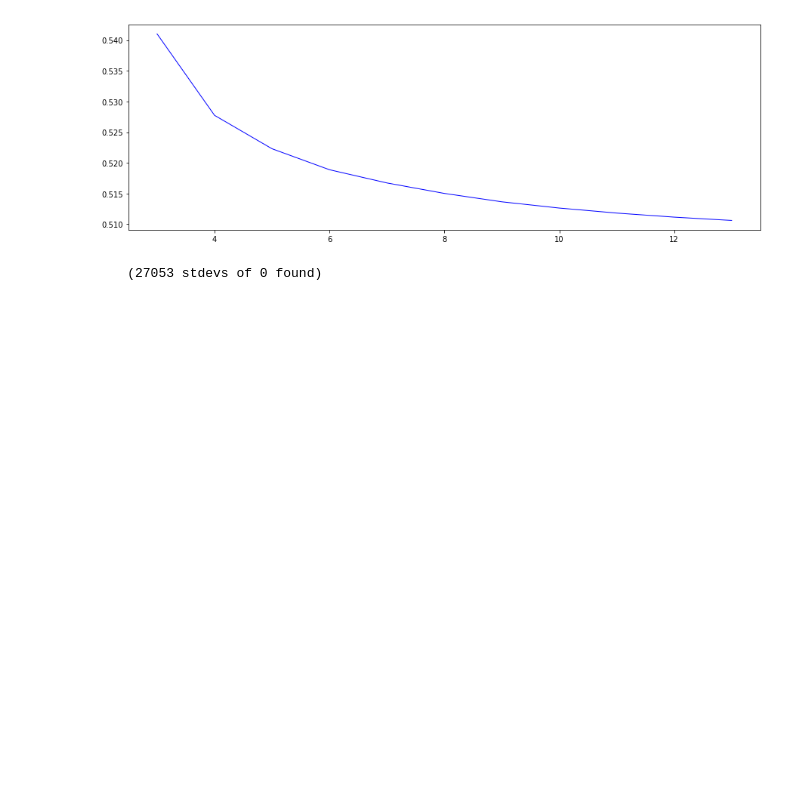
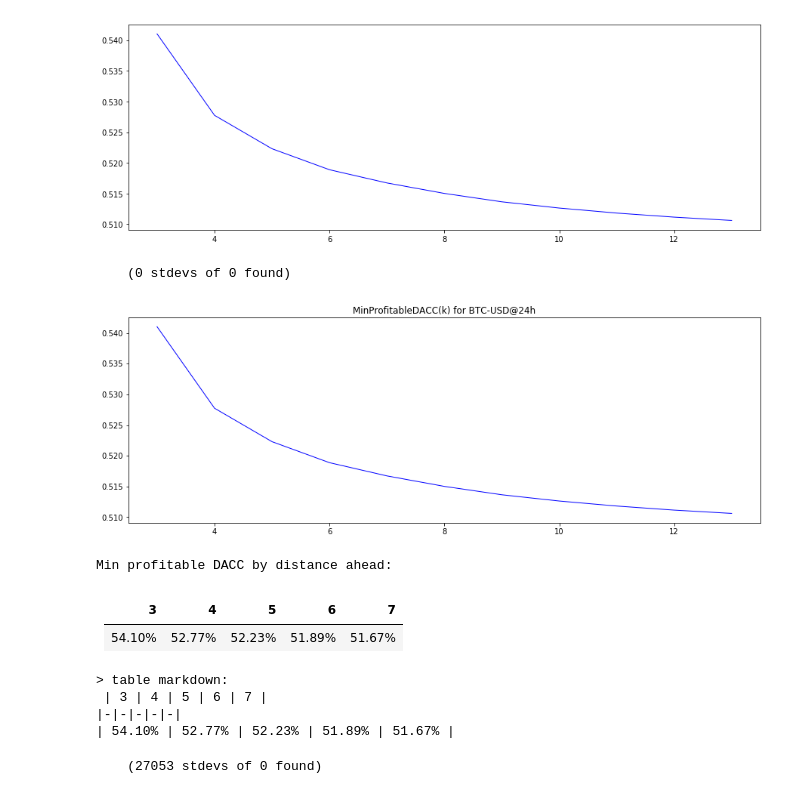
Before and after one commit to NeuronQ/udacity-capstone, a Jupyter notebook: predictive-goals.ipynb, the cells around one changed output. Cells and saved outputs as stored; diff of their text form; code cells hidden in the pictures; blank space fills up the shorter version.

```diff
--- a/predictive-goals.ipynb
+++ b/predictive-goals.ipynb
@@ -62,7 +80,7 @@ import matplotlib.pyplot as plt
 
 import pprint
 pp = pprint.PrettyPrinter(indent=2).pprint
-from IPython.display import display as dd
+from IPython.display import display as dd, Markdown
 from IPython.display import Image
 
 %matplotlib inline
@@ -75,6 +93,9 @@ import lib.helpers as helpers
 
 np.set_printoptions(threshold=1000)  # 'nan' == all
 pd.set_option('display.max_rows', 1000)
+
+def dmd(s):
+    dd(Markdown(s))
 # %%
 data5m = pd.read_csv(
     BC5M_FILENAME,
@@ -213,3 +251,24 @@ average: 143.096071
 [figure]
 # %% [markdown]
 ## `Min-Acc(#ahead)`
+# %%
+def plot_acc_by_ahead_report(
+    data, n_ahead, start_at=3, min_eps_ct=0.15, print_at=[],
+    fig_size=(15, 5), fig_title=''
+):
+    min_accs = min_acc_by_ahead(data, n_ahead, min_eps_ct)
+    xs = np.arange(start_at, len(min_accs))
+    plt.figure(figsize=fig_size)
+    if fig_title:
+        plt.title(fig_title)
+    plt.plot(xs, min_accs[start_at:], color='b', linewidth=1)
+    plt.show()
+    txt = []
+    print("Min profitable DACC by distance ahead:")
+    txt.append("| %s |\n" % " | ".join(map(str, print_at)))
+    txt.append("|" + "|".join(["-"] * len(print_at)) + "|\n|")
+    for i in print_at:
+        txt.append(" %.2f%% |" % (min_accs[i] * 100))
+    txt = "".join(txt)
+    dmd(txt)
+    print("> table markdown:\n %s" % txt)
@@ -231,6 +294,26 @@ Min acc at 5: 0.5223033374369233
 Min acc at 4: 0.5277445477717878
 Min acc at 3: 0.5410135624970198
 [figure]
+# %%
+plot_acc_by_ahead_report(
+    close24h,
+    n_ahead=14,
+    start_at=3,
+    min_eps_ct=0.15,
+    print_at=range(3, 8),
+    fig_title='MinProfitableDACC(k) for BTC-USD@24h'
+)
+# %% [output]
+    (0 stdevs of 0 found)
+[figure, added]
+Min profitable DACC by distance ahead:
+| 3 | 4 | 5 | 6 | 7 |
+|-|-|-|-|-|
+| 54.10% | 52.77% | 52.23% | 51.89% | 51.67% |
+> table markdown:
+ | 3 | 4 | 5 | 6 | 7 |
+|-|-|-|-|-|
+| 54.10% | 52.77% | 52.23% | 51.89% | 51.67% |
 # %%
 min_accs_5m_all = min_acc_by_ahead(close5m, 100, 0.15)
 xs = np.arange(3, len(min_accs_5m_all))
```
Also changed, not shown: parts of 18 cells of this notebook, 3 other files.
